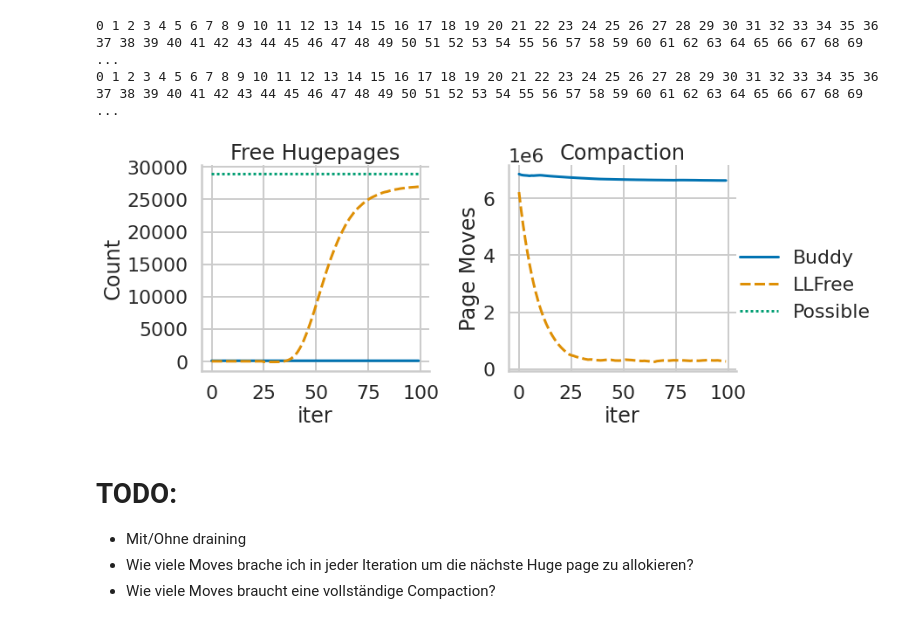
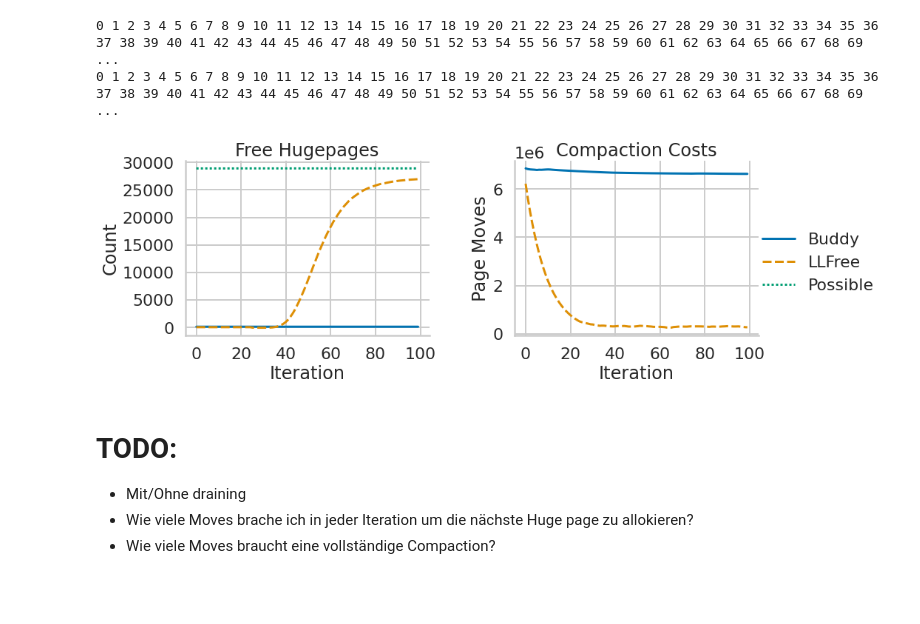
Before and after one commit to luhsra/llfree-bench, a Jupyter notebook: frag.ipynb, the cells around one changed output. Drawn from its saved outputs; the diff is of its cells as text; code cells hidden in the pictures; blank space fills up the shorter version.

```diff
--- a/frag.ipynb
+++ b/frag.ipynb
@@ -185,37 +185,41 @@ ndata = ndata[["iter", "LLFree"]]
 huge = pd.concat([bdata, ndata])
 huge = huge.melt(["iter"], value_vars=["Buddy", "LLFree", "Possible"],
                  value_name="count", var_name="alloc")
 huge["count"] -= 5000  # subtract leftover
 huge["type"] = "Free Hugepages"
 
 # Moves
 bdata = buddy_copies.copy()
 bdata.columns = ["Buddy"]
 bdata["iter"] = bdata.index
 ldata = nvalloc_copies.copy()
 ldata.columns = ["LLFree"]
 ldata["iter"] = ldata.index
 
 move = pd.concat([bdata, ldata])
 move = move.melt(["iter"], value_vars=["Buddy", "LLFree"],
                  value_name="count", var_name="alloc")
-move["type"] = "Compaction"
+move["type"] = "Compaction Costs"
 
 # Combined
 data = pd.concat([huge, move])
 with sns.plotting_context("poster"):
-    g = sns.FacetGrid(data, col="type", sharey=False, height=5.5, aspect=1)
+    g = sns.FacetGrid(data, col="type", sharey=False, height=5.5, aspect=1.2)
     g.map_dataframe(sns.lineplot, x="iter", y="count", hue="alloc", style="alloc")
     g.set_titles(col_template="{col_name}")
+    g.set_xlabels("Iteration")
     g.set_ylabels("Count", clear_inner=False)
+    g.set(xticks=[x * 20 for x in range(6)])
+    g.set()
+    g.axes_dict["Free Hugepages"].tight=True
     g.add_legend()
     g.figure.subplots_adjust(wspace=0.35)
-    g.axes_dict["Compaction"].set(ylabel="Page Moves")
+    g.axes_dict["Compaction Costs"].set(ylabel="Page Moves")
     g.savefig("out/frag.pdf")
 
 save_dref("frag", ["type", "alloc", "iter"], data)
 # %% [output]
-[figure, old version]
+[figure, new version]
 # %% [markdown]
 # TODO:
 
```
Also changed, not shown: 2 other files.
